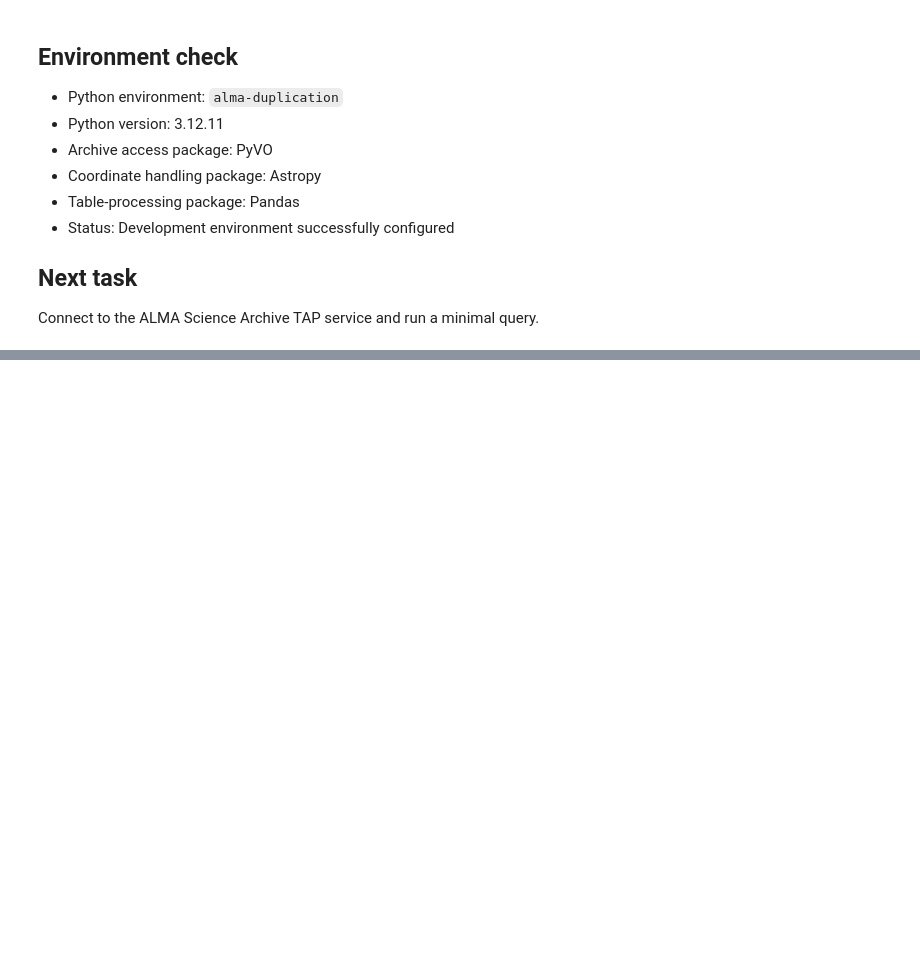
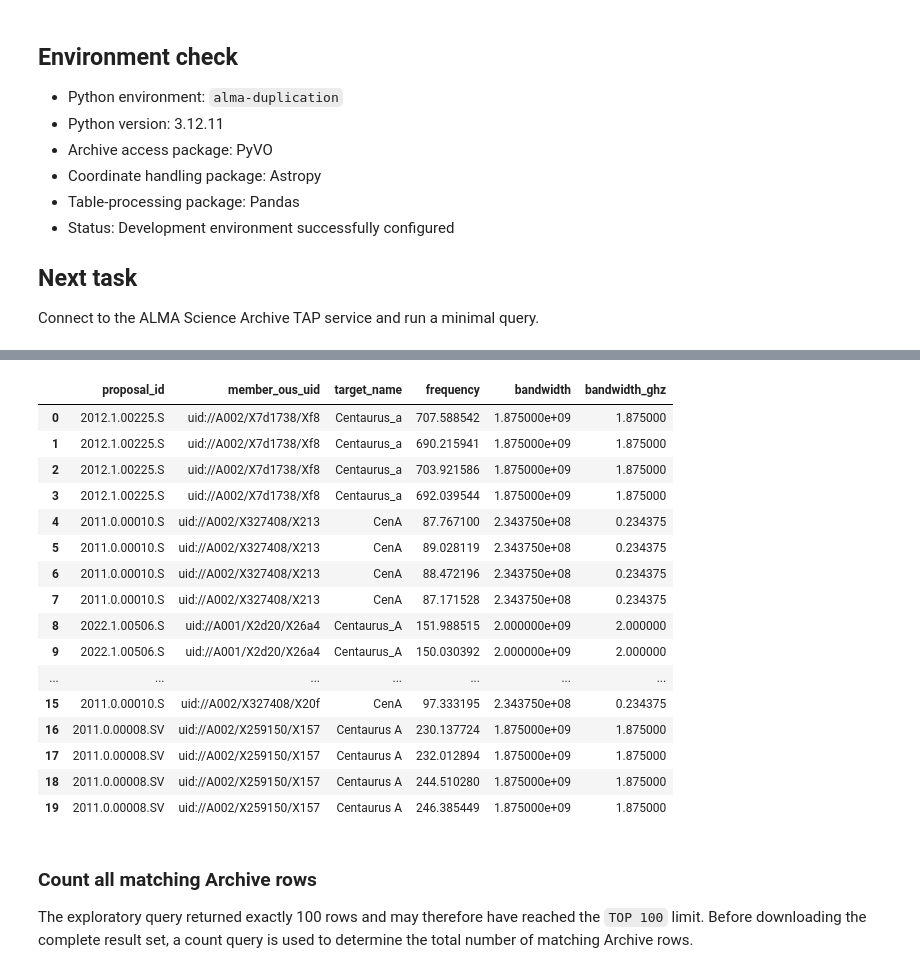
Before and after one commit to skycharon2/alma-duplication-tool, a Jupyter notebook: notebooks/01_archive_connection.ipynb, the cells around one changed output, grey strips where cells are left out. Cells and saved outputs as stored; diff of their text form; code cells hidden in the pictures; blank space fills up the shorter version.

```diff
--- a/notebooks/01_archive_connection.ipynb
+++ b/notebooks/01_archive_connection.ipynb
@@ -86,0 +511,43 @@ Connect to the ALMA Science Archive TAP service and run a minimal query.
+# %%
+coordinate_display_df = coordinate_df.copy()
+
+coordinate_display_df["bandwidth_ghz"] = (
+    coordinate_display_df["bandwidth"] / 1e9
+)
+
+display(
+    coordinate_display_df[
+        [
+            "proposal_id",
+            "member_ous_uid",
+            "target_name",
+            "frequency",
+            "bandwidth",
+            "bandwidth_ghz",
+        ]
+    ].head(20)
+)
+# %% [output]
+|  | proposal_id | member_ous_uid | target_name | frequency | bandwidth | bandwidth_ghz |
+| 0 | 2012.1.00225.S | uid://A002/X7d1738/Xf8 | Centaurus_a | 707.588542 | 1.875000e+09 | 1.875000 |
+| 1 | 2012.1.00225.S | uid://A002/X7d1738/Xf8 | Centaurus_a | 690.215941 | 1.875000e+09 | 1.875000 |
+| 2 | 2012.1.00225.S | uid://A002/X7d1738/Xf8 | Centaurus_a | 703.921586 | 1.875000e+09 | 1.875000 |
+| 3 | 2012.1.00225.S | uid://A002/X7d1738/Xf8 | Centaurus_a | 692.039544 | 1.875000e+09 | 1.875000 |
+| 4 | 2011.0.00010.S | uid://A002/X327408/X213 | CenA | 87.767100 | 2.343750e+08 | 0.234375 |
+| 5 | 2011.0.00010.S | uid://A002/X327408/X213 | CenA | 89.028119 | 2.343750e+08 | 0.234375 |
+| 6 | 2011.0.00010.S | uid://A002/X327408/X213 | CenA | 88.472196 | 2.343750e+08 | 0.234375 |
+| 7 | 2011.0.00010.S | uid://A002/X327408/X213 | CenA | 87.171528 | 2.343750e+08 | 0.234375 |
+| 8 | 2022.1.00506.S | uid://A001/X2d20/X26a4 | Centaurus_A | 151.988515 | 2.000000e+09 | 2.000000 |
+| 9 | 2022.1.00506.S | uid://A001/X2d20/X26a4 | Centaurus_A | 150.030392 | 2.000000e+09 | 2.000000 |
+| ... | ... | ... | ... | ... | ... | ... |
+| 15 | 2011.0.00010.S | uid://A002/X327408/X20f | CenA | 97.333195 | 2.343750e+08 | 0.234375 |
+| 16 | 2011.0.00008.SV | uid://A002/X259150/X157 | Centaurus A | 230.137724 | 1.875000e+09 | 1.875000 |
+| 17 | 2011.0.00008.SV | uid://A002/X259150/X157 | Centaurus A | 232.012894 | 1.875000e+09 | 1.875000 |
+| 18 | 2011.0.00008.SV | uid://A002/X259150/X157 | Centaurus A | 244.510280 | 1.875000e+09 | 1.875000 |
+| 19 | 2011.0.00008.SV | uid://A002/X259150/X157 | Centaurus A | 246.385449 | 1.875000e+09 | 1.875000 |
+# %% [markdown]
+### Count all matching Archive rows
+
+The exploratory query returned exactly 100 rows and may therefore have
+reached the `TOP 100` limit. Before downloading the complete result set,
+a count query is used to determine the total number of matching Archive rows.
```
Also changed, not shown: parts of 37 cells of this notebook, 1 other file.
